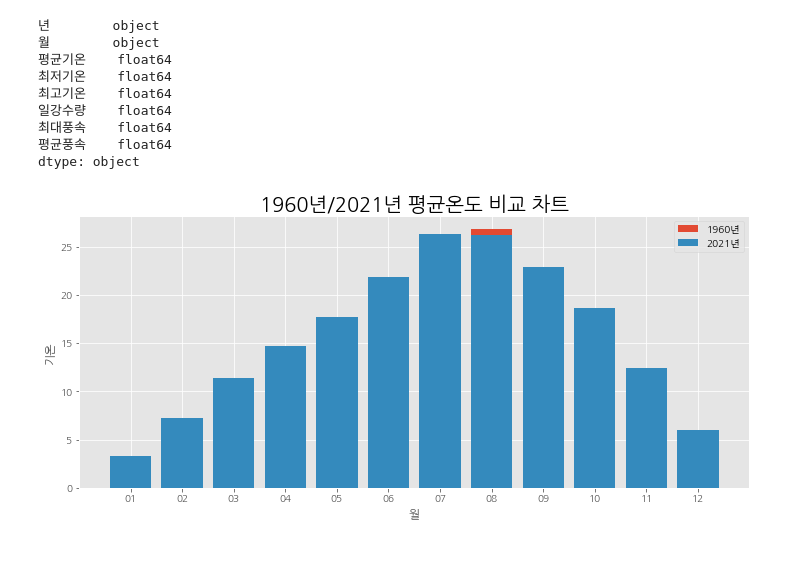
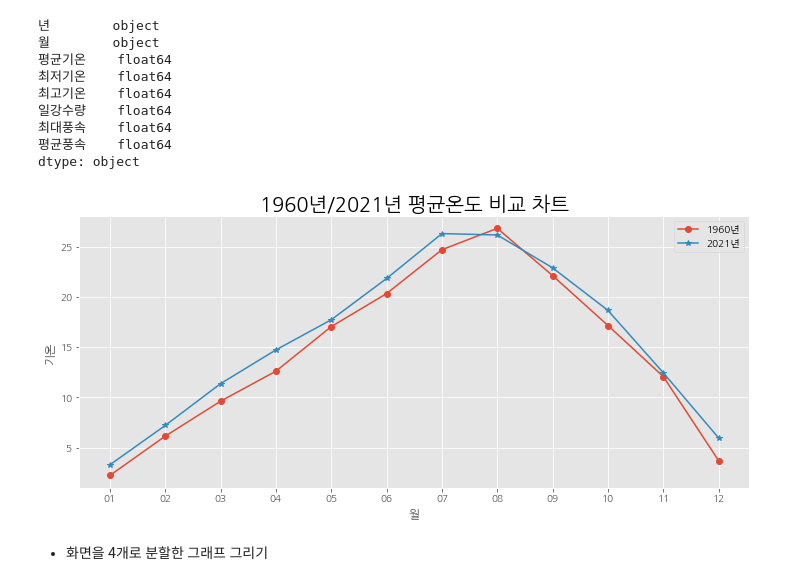
Before and after one commit to toughC/Python_Machine_Learning, a Jupyter notebook: 05_dataVisualization.ipynb, the cells around one changed output. Saved outputs shown, nothing was run; the diff lists cells and outputs as text; code cells hidden in the pictures; blank space fills up the shorter version.

```diff
--- a/05_dataVisualization.ipynb
+++ b/05_dataVisualization.ipynb
@@ -737,17 +744,20 @@ dtype: object
 # %%
 df1960=plt_df[plt_df['년']=='1960']
 df2021=plt_df[plt_df['년']=='2021']
 
 plt.figure(figsize=(12, 5))
 
-plt.bar(df1960['월'],df1960['평균기온'], label='1960년')
-plt.bar(df1960['월'],df2021['평균기온'], label='2021년')
+plt.plot(df1960['월'], df1960['평균기온'], label='1960년', marker="o")
+plt.plot(df2021['월'], df2021['평균기온'], label='2021년', marker="*")
 
-plt.title('1960년/2021년 평균온도 비교 차트',size=20)
+plt.title('1960년/2021년 평균온도 비교 차트', size=20)
 plt.xlabel('월')
 plt.ylabel('기온')
 
-plt.legend(loc='best')
+plt.legend()
+
 plt.show()
 # %% [output]
-[figure, old version]
+[figure, new version]
+# %% [markdown]
+- 화면을 4개로 분할한 그래프 그리기
```
Also changed, not shown: parts of 33 cells of this notebook.
